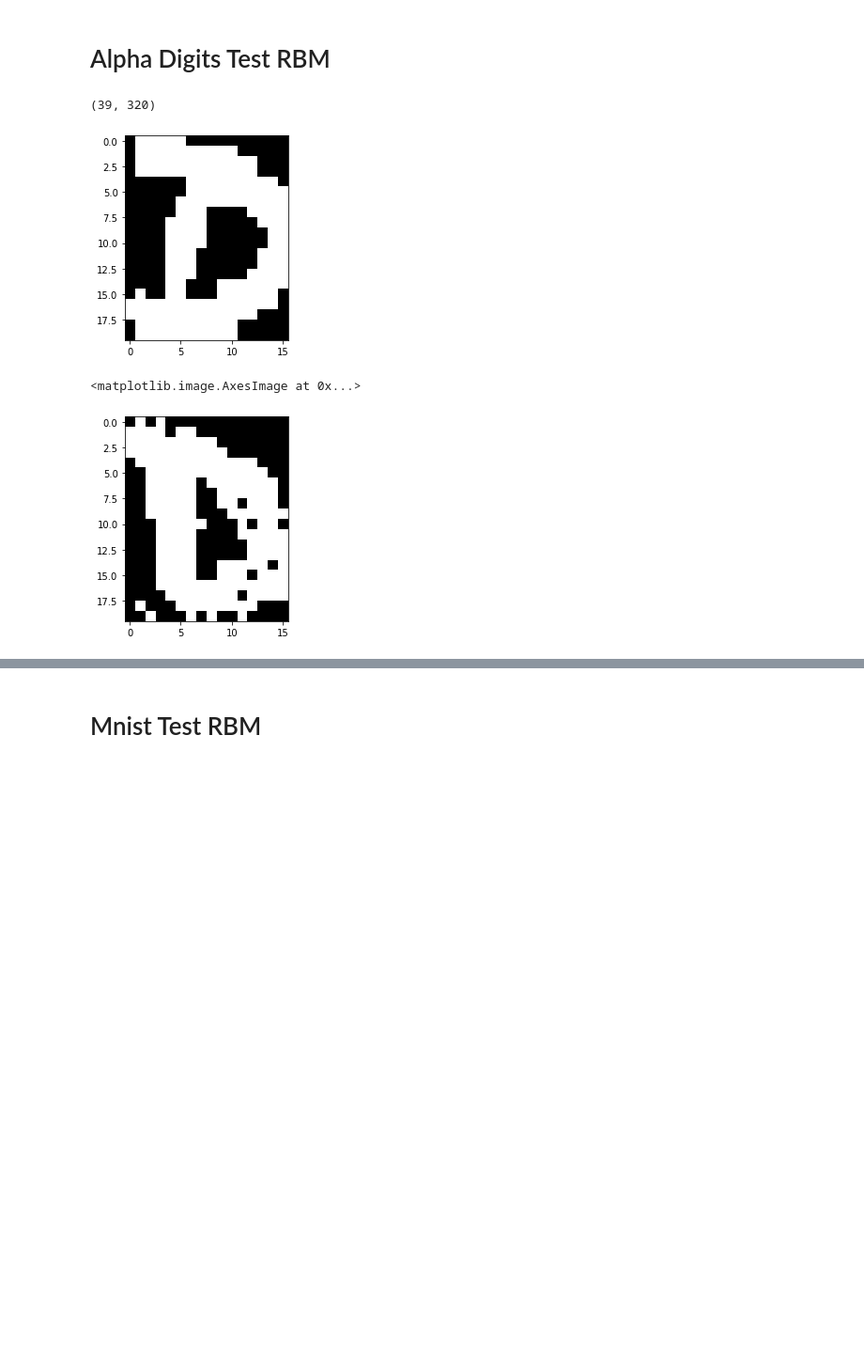
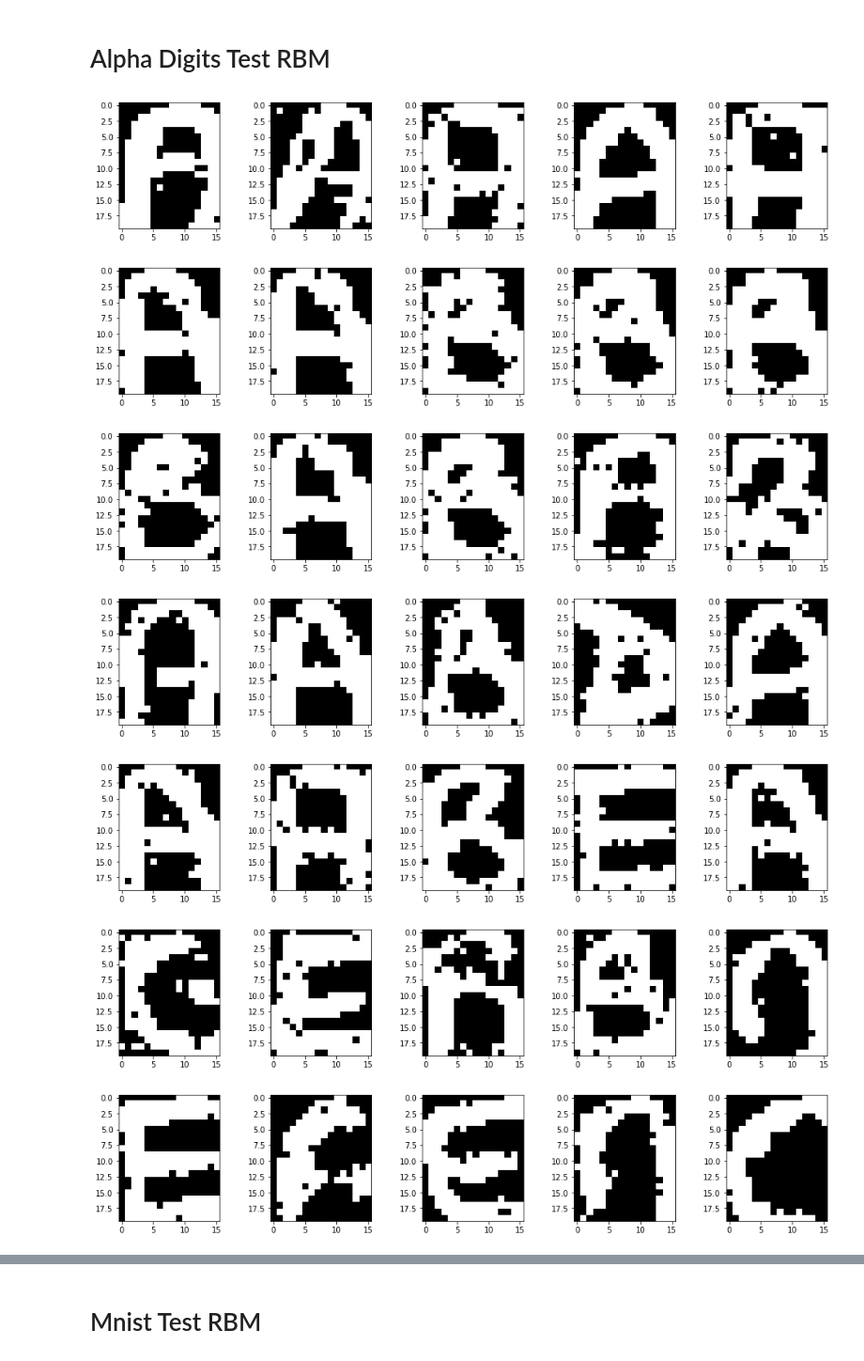
Before and after one commit to Matthieu-LORMEAU/rbm-project, a Jupyter notebook: notebooks/Test RBM alpha_digits.ipynb, the cells around one changed output, grey strips where cells are left out. Shown at 94% size. Cells and saved outputs as stored; diff of their text form; code cells hidden in the pictures; blank space fills up the shorter version.

```diff
--- a/notebooks/Test RBM alpha_digits.ipynb
+++ b/notebooks/Test RBM alpha_digits.ipynb
@@ -10,20 +11,35 @@ from codes.RBM import RBM
 # %% [markdown]
 # Alpha Digits Test RBM
-# %%
-data = load_alpha_digits()
-plt.imshow(data["dat"][13][0], cmap='gray')
-d_letter = [data["dat"][13][i].flatten() for i in range(data["dat"][13].shape[0])]
-d_letter = np.array(d_letter)
-print(d_letter.shape)
-# %% [output]
-(39, 320)
-[figure, removed]
-# %%
-rbm = RBM(d_letter.shape[1], 20)
-
-errors = rbm.train(d_letter, 10, num_epochs=1000, lr=0.1, verbose=False)
-# %%
-plt.imshow(rbm.generate_image(1,100, reshape=data["dat"][13][0].shape)[0], cmap='gray')
-# %% [output]
-<matplotlib.image.AxesImage at 0x...>
-[figure, removed]
+# %%
+def alpha(up_to):
+    data = load_alpha_digits()
+    digits = []
+    for digit_idx in range(up_to+1):
+        digit = [data["dat"][10+digit_idx][i].flatten() for i in range(data["dat"][digit_idx].shape[0])]
+        digit = np.array(digit)
+        digits.append(digit)
+
+    digits = np.concatenate(digits)
+    return digits
+
+def gen_and_plot(rbm: RBM):
+    fig, axs = plt.subplots(1, 5)
+    fig.set_size_inches(17, 3)
+    gen = rbm.generate_image(5, 100, reshape=(20, 16))
+    for i in range(5):
+        axs[i].imshow(gen[i], cmap='gray')
+    plt.show()
+# %%
+for letter in range(26):
+    reduced_dataset = alpha(up_to=letter)
+    rbm = RBM(reduced_dataset.shape[1], 200)
+    errors = rbm.train(reduced_dataset, 32, num_epochs=500, lr=0.1, verbose=False)
+    gen_and_plot(rbm)
+# %% [output]
+[figure, added]
+[figure, added]
+[figure, added]
+[figure, added]
+[figure, added]
+[figure, added]
+[figure, added]
```
Also changed, not shown: parts of 6 cells of this notebook, 2 other files.
